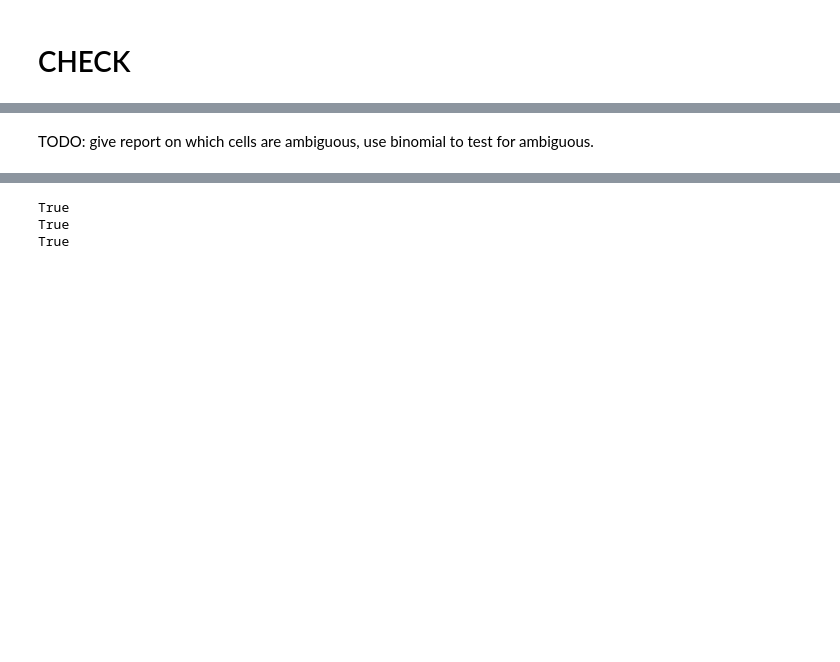
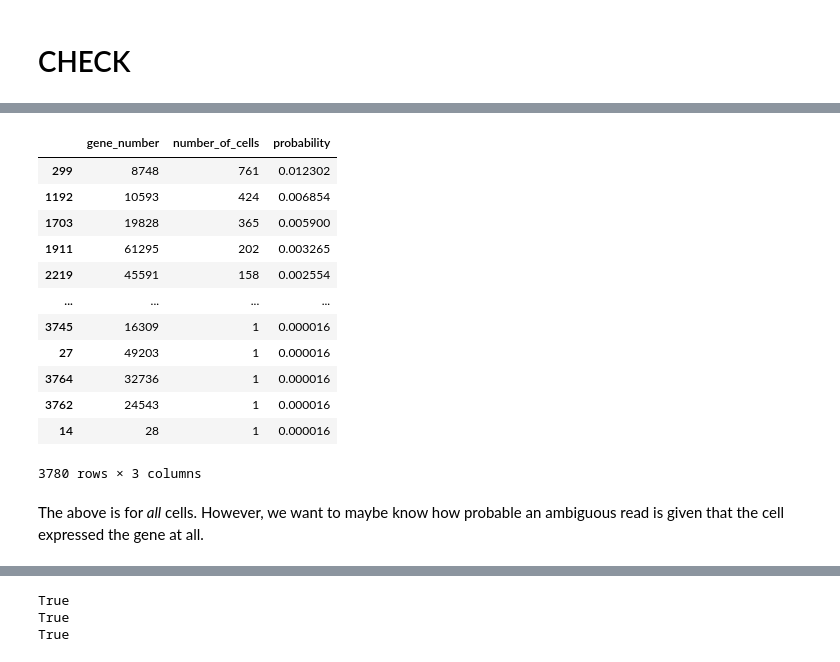
Before and after one commit to chrisarmstrong151/prometheus, a Jupyter notebook: notebooks/TEMP_loom_load.ipynb, the cells around one changed output, grey strips where cells are left out. Cells and saved outputs as stored; diff of their text form; code cells hidden in the pictures; blank space fills up the shorter version.

```diff
--- a/notebooks/TEMP_loom_load.ipynb
+++ b/notebooks/TEMP_loom_load.ipynb
@@ -154,0 +106,24 @@ ambiguous
+# %%
+# Binomial to get ambiguous genes.
+ambiguous_genes = []
+
+for i in ambiguous:
+    ambiguous_genes.append(i[1])
+
+# Unique genes?
+unique_genes = set(ambiguous_genes)
+
+# The counts.
+ambiguous_gene_counts = {}
+
+# The counts.
+for i in unique_genes:
+
+    # Have the key already?
+    if i not in ambiguous_gene_counts:
+        ambiguous_gene_counts[int(i)] = 0
+
+    # Found another occurence.
+    for j in ambiguous_genes:
+        if i == j:
+            ambiguous_gene_counts[j] += 1
@@ -154,0 +132,9 @@ ambiguous
+# %%
+# DataFrame.
+df_ambiguous_gene_counts = pd.DataFrame(
+    data = {
+        'gene_number': ambiguous_gene_counts.keys(),
+        'number_of_cells': [ambiguous_gene_counts[i] for i in ambiguous_gene_counts.keys()]
+    },
+    index = range(0, len(ambiguous_gene_counts.keys()))
+)
@@ -155,2 +159,18 @@ ambiguous
+# %%
+df_ambiguous_gene_counts.sort_values(by = ['probability'], ascending = False)
+# %% [output]
+|  | gene_number | number_of_cells | probability |
+| 299 | 8748 | 761 | 0.012302 |
+| 1192 | 10593 | 424 | 0.006854 |
+| 1703 | 19828 | 365 | 0.005900 |
+| 1911 | 61295 | 202 | 0.003265 |
+| 2219 | 45591 | 158 | 0.002554 |
+| ... | ... | ... | ... |
+| 3745 | 16309 | 1 | 0.000016 |
+| 27 | 49203 | 1 | 0.000016 |
+| 3764 | 32736 | 1 | 0.000016 |
+| 3762 | 24543 | 1 | 0.000016 |
+| 14 | 28 | 1 | 0.000016 |
+3780 rows × 3 columns
 # %% [markdown]
-TODO: give report on which cells are ambiguous, use binomial to test for ambiguous.
+The above is for *all* cells.  However, we want to maybe know how probable an ambiguous read is given that the cell expressed the gene at all.
```
Also changed, not shown: parts of 25 cells of this notebook.
